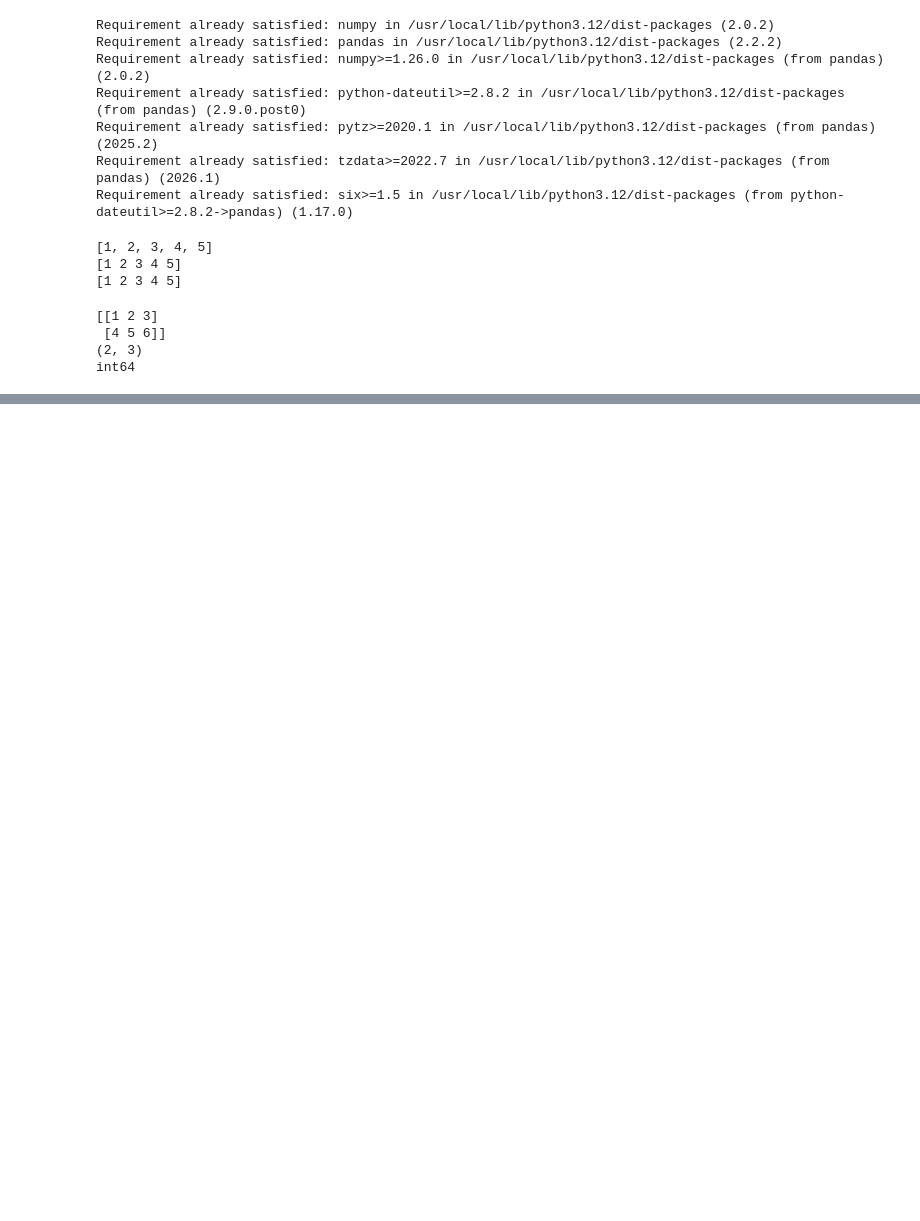
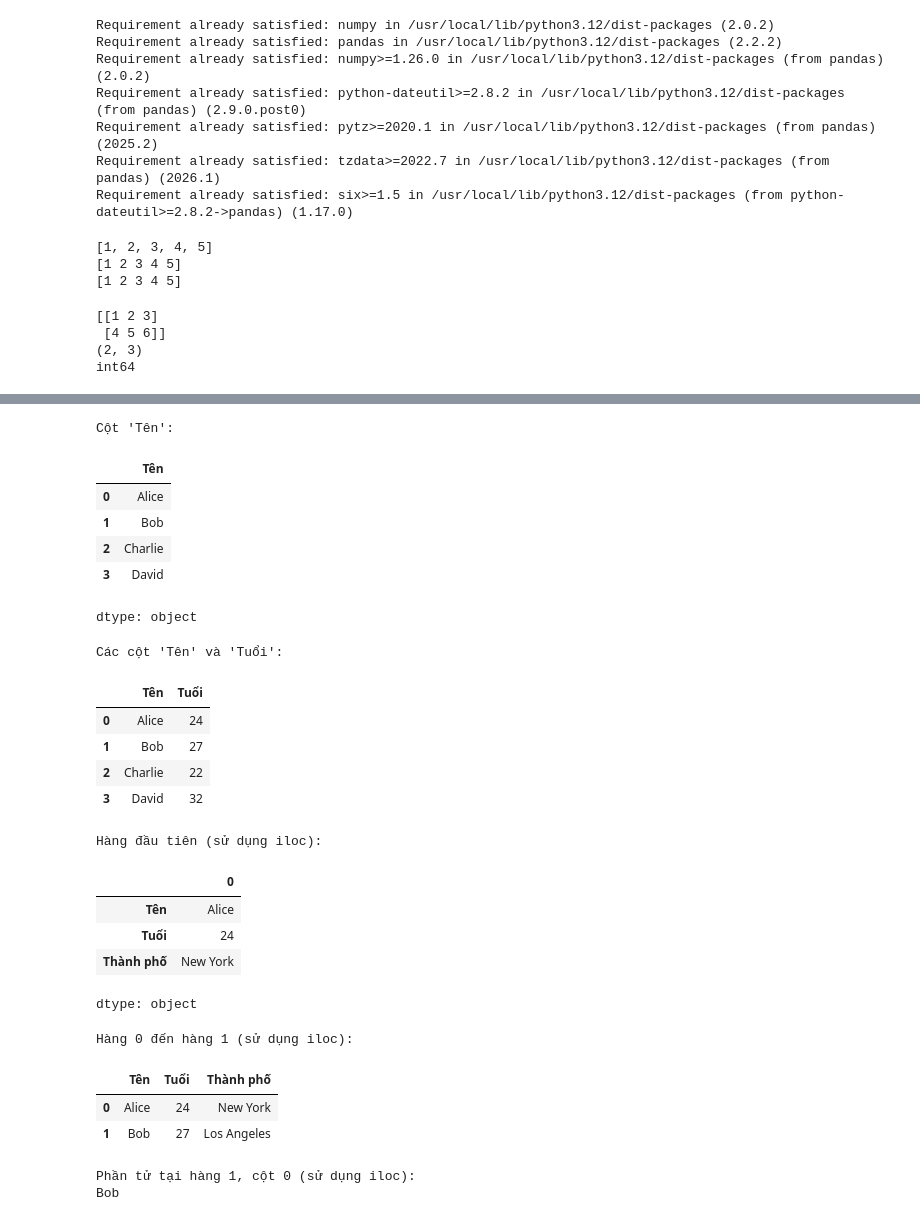
Before and after one commit to vohoangtien290905/Thuc-Hanh-DeepLearning, a Jupyter notebook: Lab_1/Lab1_numpy_pandas.ipynb, the cells around one changed output, grey strips where cells are left out. Saved outputs shown, nothing was run; the diff lists cells and outputs as text; code cells hidden in the pictures; blank space fills up the shorter version.

```diff
--- a/Lab_1/Lab1_numpy_pandas.ipynb
+++ b/Lab_1/Lab1_numpy_pandas.ipynb
@@ -45,0 +216,46 @@ int64
+# %%
+# Chọn một cột
+print("\nCột 'Tên':")
+display(df['Tên'])
+
+# Chọn nhiều cột
+print("\nCác cột 'Tên' và 'Tuổi':")
+display(df[['Tên', 'Tuổi']])
+
+# Chọn hàng theo vị trí (hàng đầu tiên)
+print("\nHàng đầu tiên (sử dụng iloc):")
+display(df.iloc[0])
+
+# Chọn nhiều hàng theo vị trí (hàng 0 đến hàng 1)
+print("\nHàng 0 đến hàng 1 (sử dụng iloc):")
+display(df.iloc[0:2])
+
+# Chọn hàng và cột cụ thể theo vị trí
+print("\nPhần tử tại hàng 1, cột 0 (sử dụng iloc):")
+print(df.iloc[1, 0])
+# %% [output]
+Cột 'Tên':
+|  | Tên |
+| 0 | Alice |
+| 1 | Bob |
+| 2 | Charlie |
+| 3 | David |
+dtype: object
+Các cột 'Tên' và 'Tuổi':
+|  | Tên | Tuổi |
+| 0 | Alice | 24 |
+| 1 | Bob | 27 |
+| 2 | Charlie | 22 |
+| 3 | David | 32 |
+Hàng đầu tiên (sử dụng iloc):
+|  | 0 |
+| Tên | Alice |
+| Tuổi | 24 |
+| Thành phố | New York |
+dtype: object
+Hàng 0 đến hàng 1 (sử dụng iloc):
+|  | Tên | Tuổi | Thành phố |
+| 0 | Alice | 24 | New York |
+| 1 | Bob | 27 | Los Angeles |
+Phần tử tại hàng 1, cột 0 (sử dụng iloc):
+Bob
```
Also changed, not shown: parts of 16 cells of this notebook.
